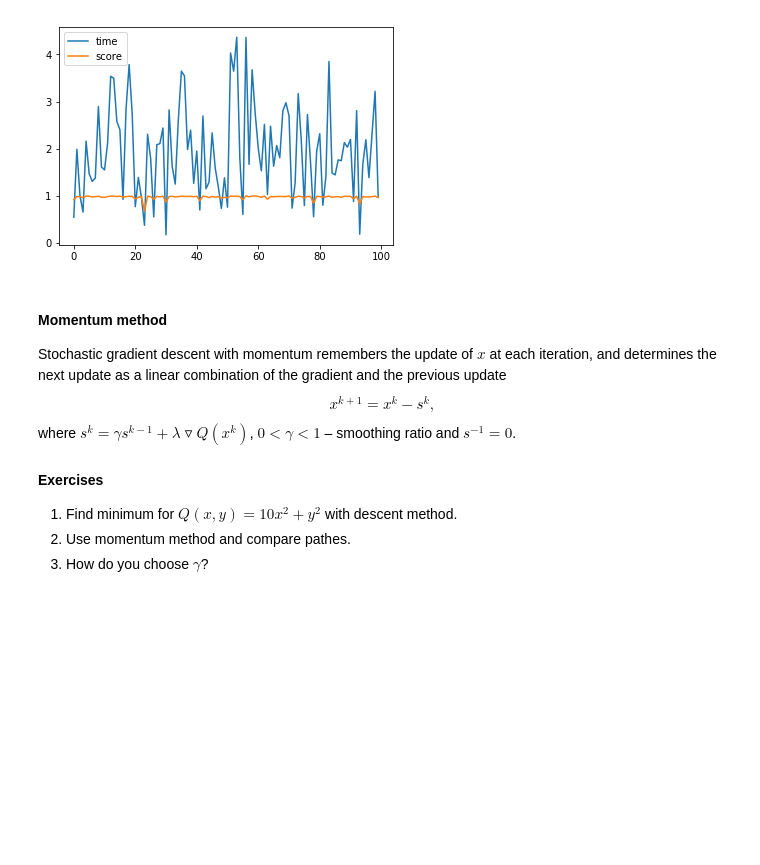
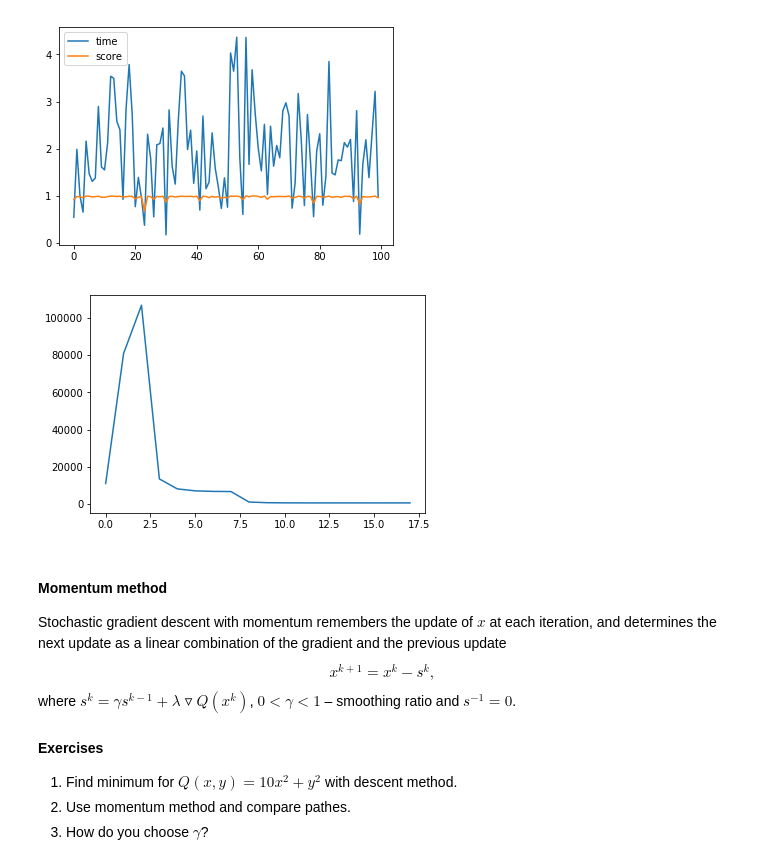
Before and after one commit to mnkonkova/ML, a Jupyter notebook: lab-1.ipynb, the cells around one changed output. Cells and saved outputs as stored; diff of their text form; code cells hidden in the pictures; blank space fills up the shorter version.

```diff
--- a/lab-1.ipynb
+++ b/lab-1.ipynb
@@ -716,21 +717,13 @@ def stochastic_descent(f,
 
 min_point, min_f = stochastic_descent(LF, der_LF, train_data, train_values)
 
-max_epoch = 10
-alpha = 0.7
-P1 = np.arange(0, max_epoch, 1, dtype=np.float32)
-P1[0] = min_f
-P2 = np.arange(0, max_epoch, 1, dtype=np.float32)
-
-for i in range(1, max_epoch):
-    print('will be ready in', max_epoch - i)
+for i in range(1, 10):
+    print('will be ready in', 10 - i)
     cur_point, cur_f = stochastic_descent(LF, der_LF, train_data, train_values)
     P1[i] = alpha * cur_f + (1 - alpha) * P1[i - 1]
     if cur_f < min_f:
         min_f = cur_f
         min_point = cur_point
-plt.scatter(P2, P1)
-plt.show()
 # %% [output]
 will be ready in 9
 will be ready in 8
@@ -791,6 +783,38 @@ will be ready in 3
 will be ready in 2
 will be ready in 1
 [figure]
+# %%
+alpha = 0.7
+P1 = []
+P2 = []
+def stochastic_descent_expotential_smoothig(f,
+                       grad,
+                       X,
+                       Y,
+                       batch_size=2):
+    point = np.random.random(len(X[0]))
+    prev_f = 10 ** 6
+    cur_f = f(point, X, Y)
+    while np.abs(prev_f - cur_f) > EPS:
+        batch, batch_y = gen_batch(X, Y, batch_size)
+        if prev_f == 10 ** 6:
+            prev_der = grad(point, batch, batch_y)
+
+        cur_der = grad(point, batch, batch_y) * alpha + (1 - alpha) * prev_der
+        prev_der = cur_der
+        prev_f = cur_f
+        for i in range(len(point)):
+            point[i] -= cur_der[i]
+
+        P2.append(len(P1))
+        P1.append(cur_f)
+        cur_f = f(point, X, Y)
+    return (point, cur_f)
+min_point, min_f = stochastic_descent_expotential_smoothig(LF, der_LF, train_data, train_values)
+plt.plot(P2, P1)
+plt.show()
+# %% [output]
+[figure, added]
 # %% [markdown]
 #### Momentum method
 Stochastic gradient descent with momentum remembers the update of $x$ at each iteration, and determines the next update as a linear combination of the gradient and the previous update
```
Also changed, not shown: parts of 6 cells of this notebook.
